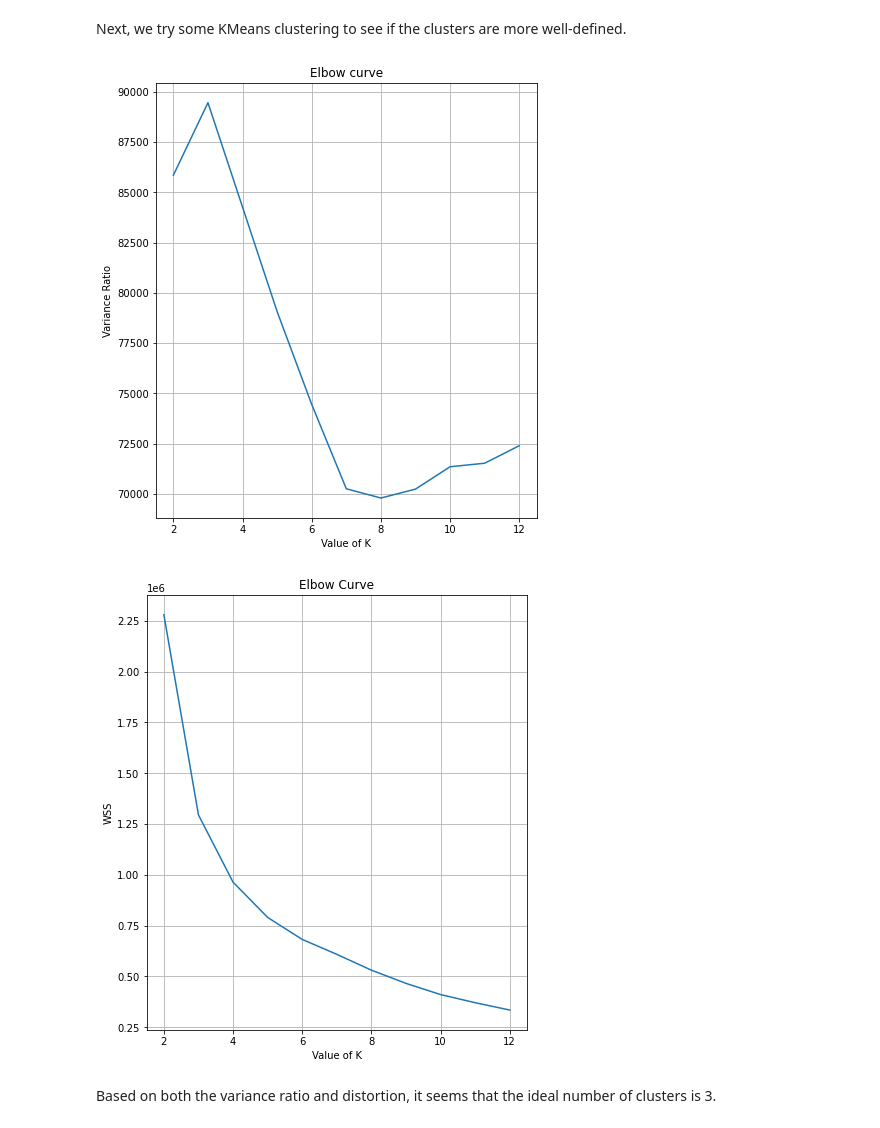
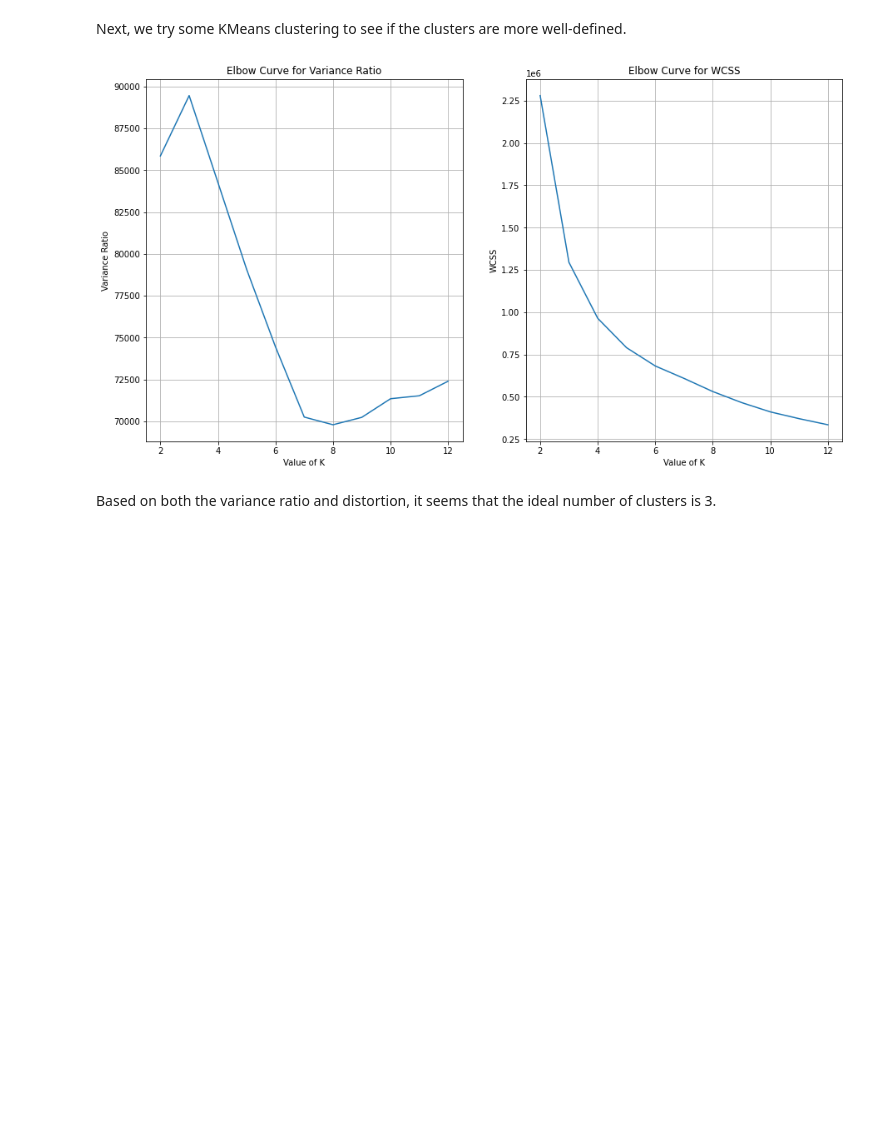
Before and after one commit to itcalderon/pop_genres_analysis, a Jupyter notebook: Initial_Models.ipynb, the cells around one changed output. Cells and saved outputs as stored; diff of their text form; code cells hidden in the pictures; blank space fills up the shorter version.

```diff
--- a/Initial_Models.ipynb
+++ b/Initial_Models.ipynb
@@ -528,24 +358,23 @@ for k in tqdm(range(2,13)):
     v_ratios.append(calinski_harabasz_score(model_df_pop, cluster_labels))
     inertias.append(model.inertia_)
 # %%
-# plot variance ratio as function of k
-plt.figure(figsize=(15,8))
-plt.subplot(121, title='Elbow curve')
-plt.xlabel('Value of K')
-plt.ylabel('Variance Ratio')
-plt.plot(range(2, 13), v_ratios)
-plt.grid(True)
+fig, axs = plt.subplots(1,2, figsize=(15,8))
 
-# plot inertia as function of k
-plt.figure(figsize=(15,8))
-plt.subplot(121, title='Elbow Curve')
-plt.xlabel('Value of K')
-plt.ylabel('WSS')
-plt.plot(range(2, 13), inertias)
-plt.grid(True)
+# plot variance ratio as function of K
+axs[0].set_title('Elbow Curve for Variance Ratio')
+axs[0].set_xlabel('Value of K')
+axs[0].set_ylabel('Variance Ratio')
+axs[0].plot(range(2, 13), v_ratios)
+axs[0].grid(True)
+
+# plot inertia as a function of k
+axs[1].set_title('Elbow Curve for WCSS')
+axs[1].set_xlabel('Value of K')
+axs[1].set_ylabel('WCSS')
+axs[1].plot(range(2, 13), inertias)
+axs[1].grid(True)
 # %% [output]
-[figure, old version]
+[figure, new version]
-[figure, removed]
 # %% [markdown]
 Based on both the variance ratio and distortion, it seems that the ideal number of clusters is 3.
 # %%
```
Also changed, not shown: parts of 78 cells of this notebook.
